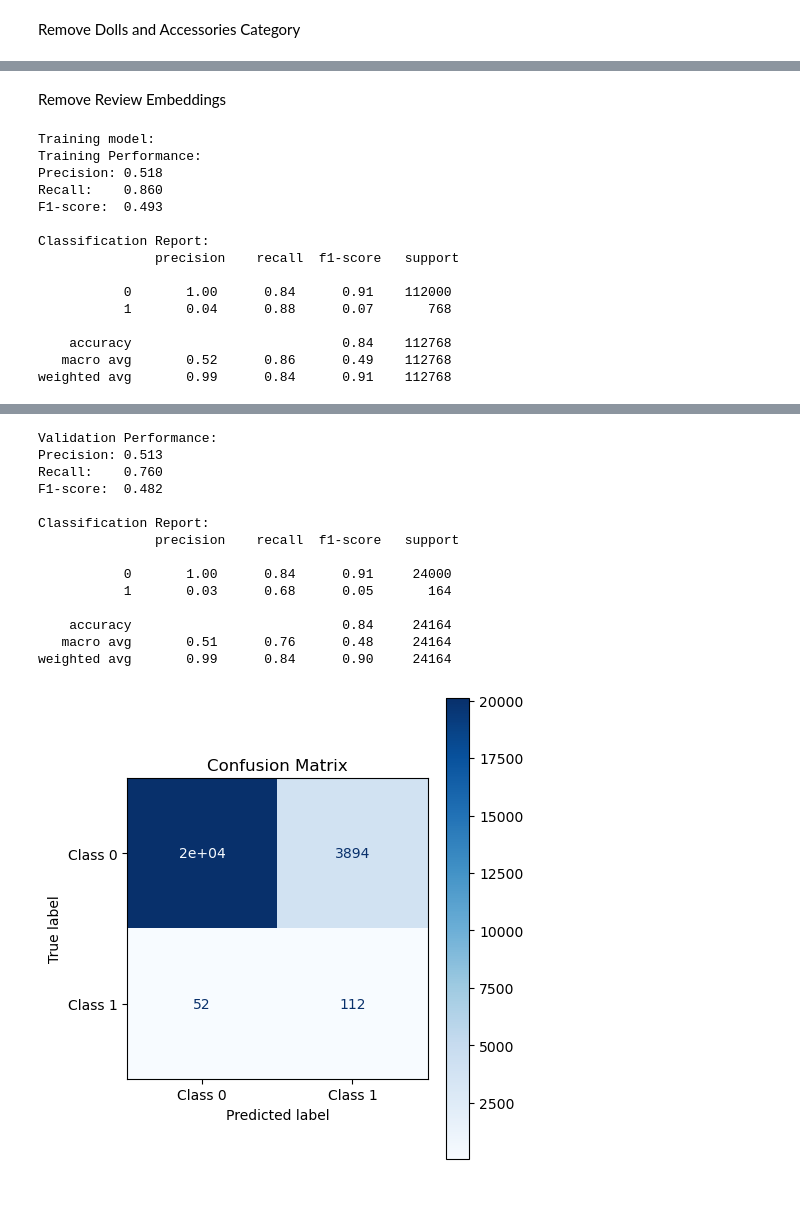
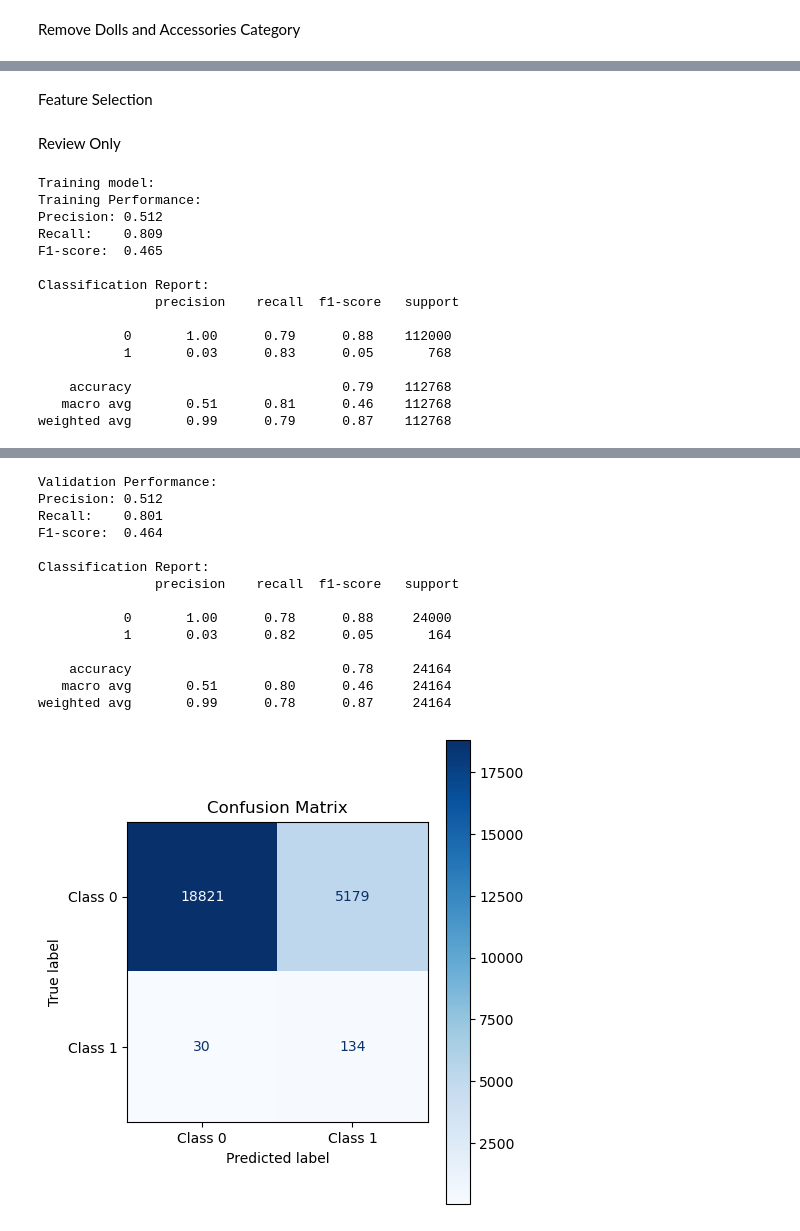
Before and after one commit to rebekah-eichberg/summer-2025-safeify, a Jupyter notebook: rebekah-idea-testing/betul_model_copy.ipynb, the cells around one changed output, grey strips where cells are left out. Drawn from its saved outputs; the diff is of its cells as text; code cells hidden in the pictures; blank space fills up the shorter version.

```diff
--- a/rebekah-idea-testing/betul_model_copy.ipynb
+++ b/rebekah-idea-testing/betul_model_copy.ipynb
@@ -998,2 +955,2 @@ weighted avg       0.99      0.85      0.92     24164
 # %% [markdown]
-Remove Review Embeddings
+Feature Selection
@@ -1000,9 +967,13 @@ Remove Review Embeddings
 # %%
-review_embed_cols = [col for col in X_train_final_df.columns if col.startswith('pca_review_emb_')]
-X_train_no_review = X_train_final_df.drop(columns = review_embed_cols)
-X_val_no_review = X_val_final_df.drop(columns = review_embed_cols)
+X_train_review = X_train_final_df.drop(columns = review_embed_cols)
+X_val_review = X_val_final_df.drop(columns = review_embed_cols)
+
+X_train_sum = X_train_final_df.drop(columns = summary_embed_cols)
+X_val_sum = X_val_final_df.drop(columns = summary_embed_cols)
+# %% [markdown]
+Review Only
 # %%
-logreg = LogisticRegression(max_iter=1000, class_weight='balanced',penalty=None, random_state=42)
+logreg = LogisticRegression(solver='saga', penalty='l1', class_weight='balanced', random_state=42, max_iter=5000)
 
 evaluator = ModelEvaluator(
     model=logreg,
@@ -1010,20 +981,20 @@ evaluator = ModelEvaluator(
     display_labels=['Class 0', 'Class 1']  # customize based on your labels
 )
 
-logreg = evaluator.fit_and_evaluate(X_train_no_review, y_train, X_val_no_review, y_val)
+logreg = evaluator.fit_and_evaluate(X_train_review, y_train, X_val_review, y_val)
 # %% [output]
 Training model:
 Training Performance:
-Precision: 0.518
-Recall:    0.860
-F1-score:  0.493
+Precision: 0.512
+Recall:    0.809
+F1-score:  0.465
 
 Classification Report:
                precision    recall  f1-score   support
 
-           0       1.00      0.84      0.91    112000
-           1       0.04      0.88      0.07       768
+           0       1.00      0.79      0.88    112000
+           1       0.03      0.83      0.05       768
 
-    accuracy                           0.84    112768
-   macro avg       0.52      0.86      0.49    112768
-weighted avg       0.99      0.84      0.91    112768
+    accuracy                           0.79    112768
+   macro avg       0.51      0.81      0.46    112768
+weighted avg       0.99      0.79      0.87    112768
@@ -1031,15 +1002,15 @@ weighted avg       0.99      0.84      0.91    112768
 Validation Performance:
-Precision: 0.513
-Recall:    0.760
-F1-score:  0.482
+Precision: 0.512
+Recall:    0.801
+F1-score:  0.464
 
 Classification Report:
                precision    recall  f1-score   support
 
-           0       1.00      0.84      0.91     24000
-           1       0.03      0.68      0.05       164
+           0       1.00      0.78      0.88     24000
+           1       0.03      0.82      0.05       164
 
-    accuracy                           0.84     24164
-   macro avg       0.51      0.76      0.48     24164
-weighted avg       0.99      0.84      0.90     24164
+    accuracy                           0.78     24164
+   macro avg       0.51      0.80      0.46     24164
+weighted avg       0.99      0.78      0.87     24164
-[figure, old version]
+[figure, new version]
```
Also changed, not shown: parts of 35 cells of this notebook, 3 other files.
